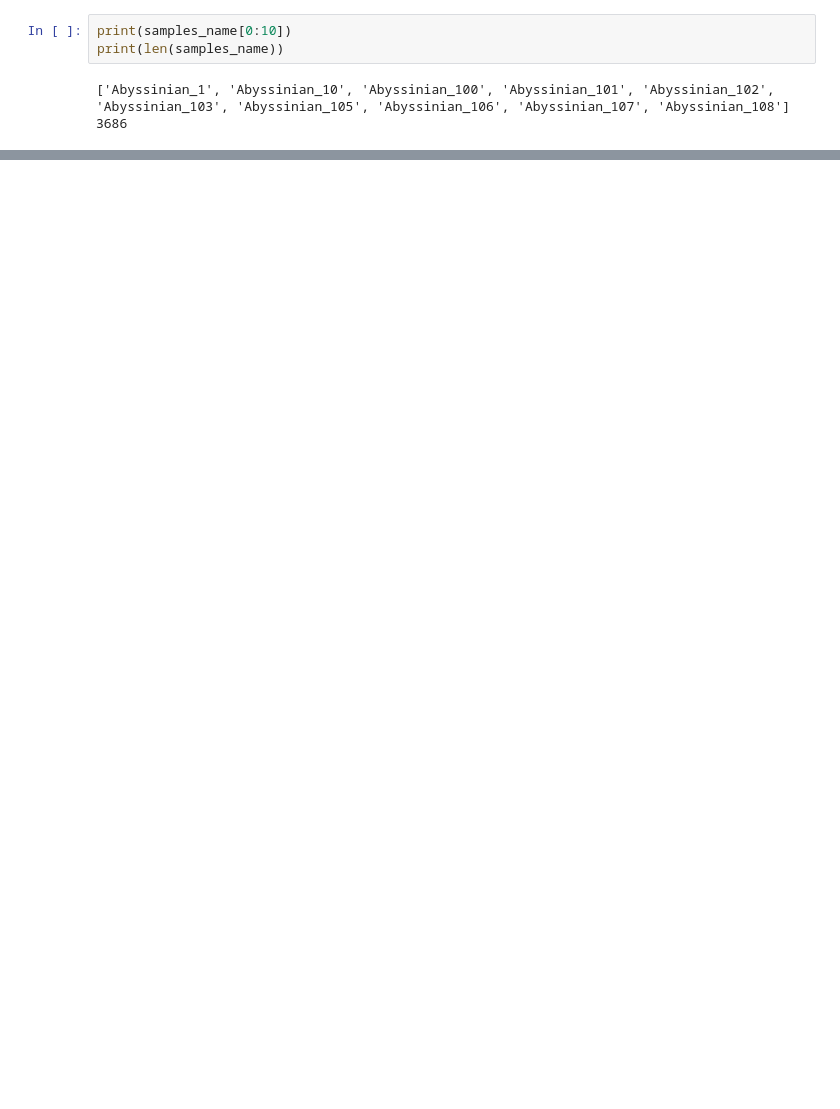
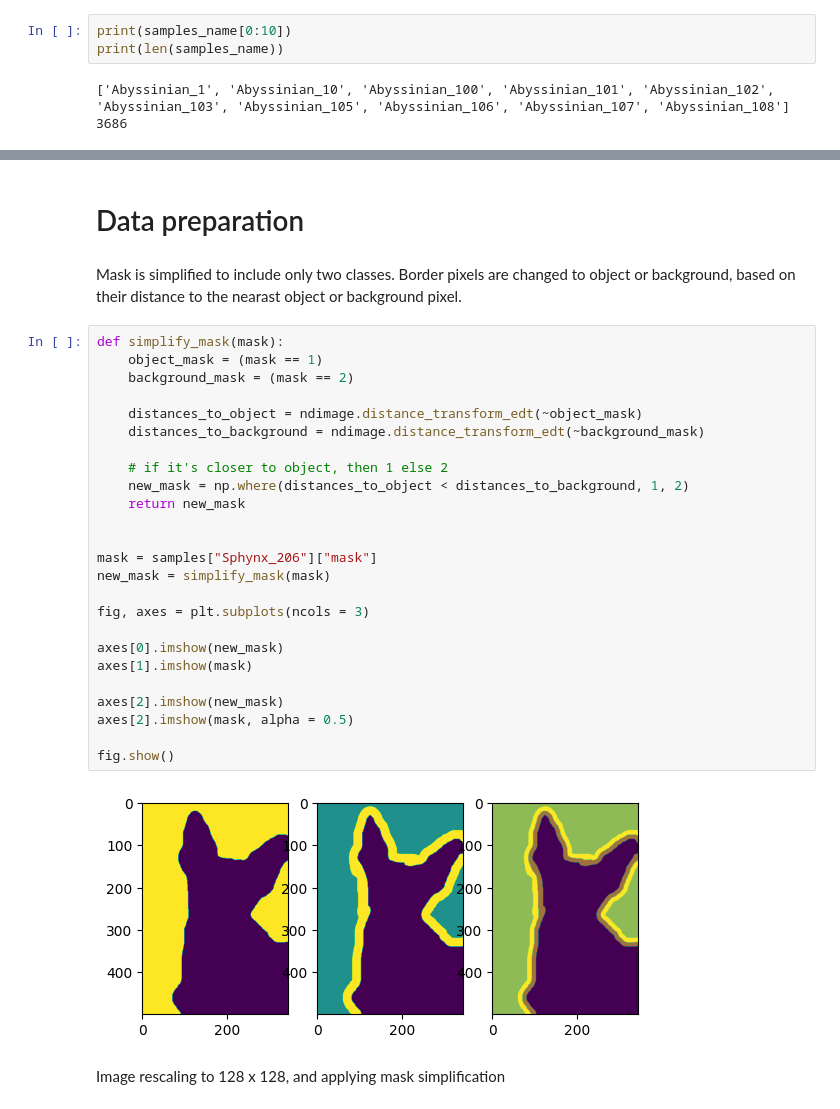
Before and after one commit to AleksandraPonikowska/glorpification, a Jupyter notebook: notebook.ipynb, the cells around one changed output, grey strips where cells are left out. Saved outputs shown, nothing was run; the diff lists cells and outputs as text; blank space fills up the shorter version.

```diff
--- a/notebook.ipynb
+++ b/notebook.ipynb
@@ -107,0 +162,33 @@ mean_background_brightness =
+# %% [markdown]
+# Data preparation
+# %% [markdown]
+Mask is simplified to include only two classes. Border pixels are changed to object or background, based on their distance to the nearast object or background pixel.
+# %%
+def simplify_mask(mask):
+    object_mask = (mask == 1)
+    background_mask = (mask == 2)
+
+    distances_to_object = ndimage.distance_transform_edt(~object_mask)
+    distances_to_background = ndimage.distance_transform_edt(~background_mask)
+
+    # if it's closer to object, then 1 else 2
+    new_mask = np.where(distances_to_object < distances_to_background, 1, 2)
+    return new_mask
+
+
+mask = samples["Sphynx_206"]["mask"]
+new_mask = simplify_mask(mask)
+
+fig, axes = plt.subplots(ncols = 3)
+
+axes[0].imshow(new_mask)
+axes[1].imshow(mask)
+
+axes[2].imshow(new_mask)
+axes[2].imshow(mask, alpha = 0.5)
+
+fig.show()
+# %% [output]
+[figure, added]
+# %% [markdown]
+Image rescaling to 128 x 128, and applying mask simplification
```
Also changed, not shown: parts of 15 cells of this notebook.
